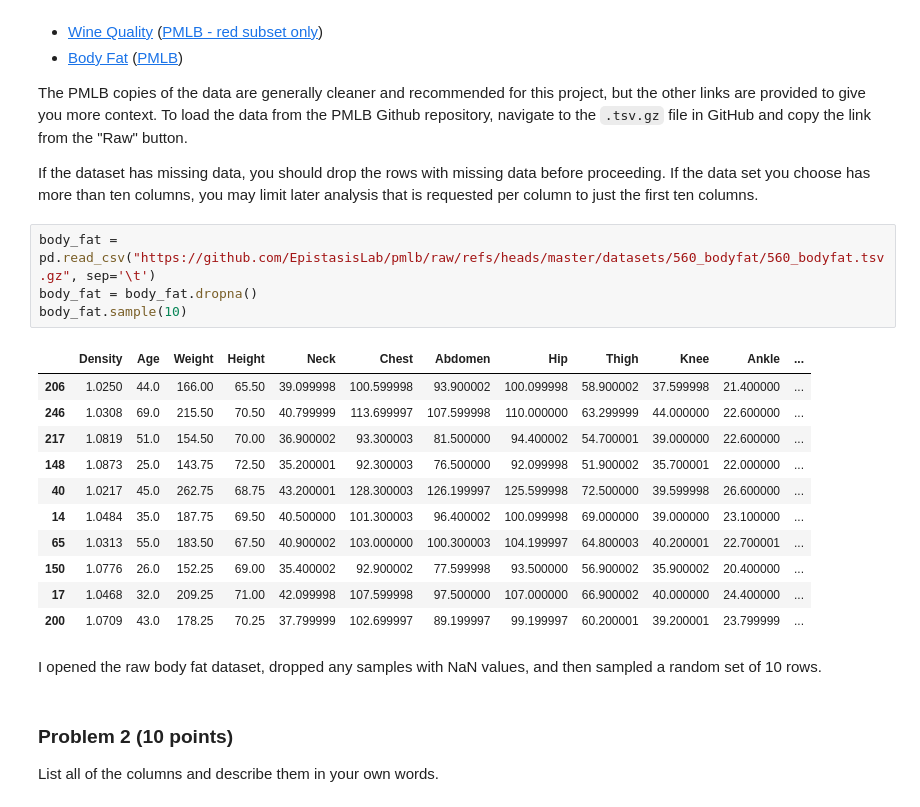
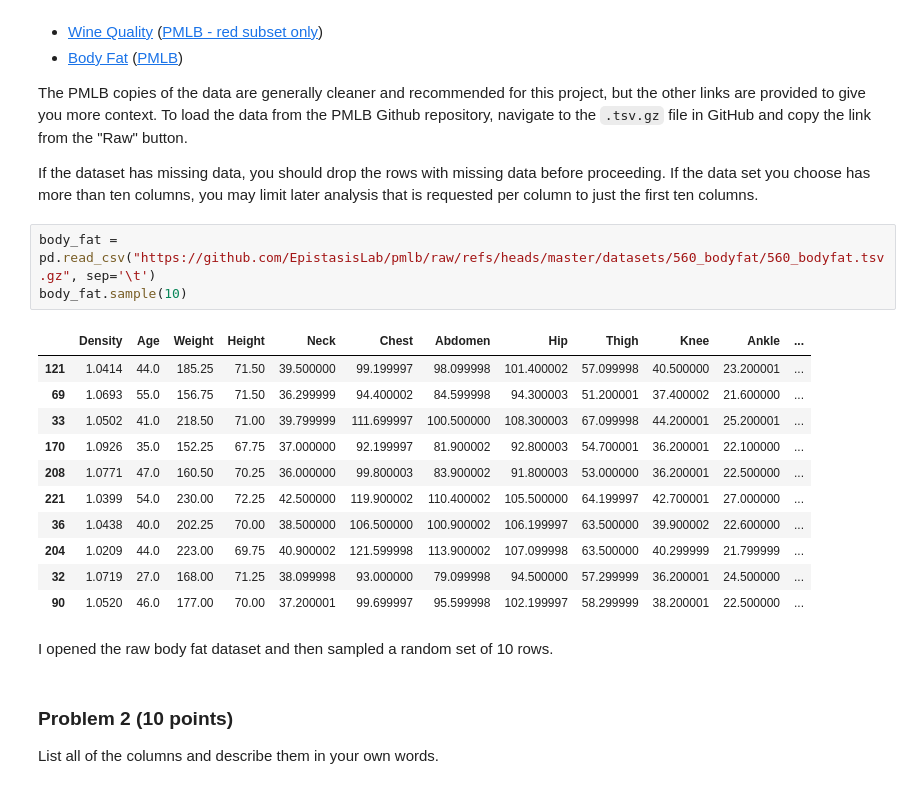
Before and after one commit to aidandig/dx602-final-project, a Jupyter notebook: project.ipynb, the cells around one changed output. Drawn from its saved outputs; the diff is of its cells as text.

```diff
--- a/project.ipynb
+++ b/project.ipynb
@@ -70,22 +70,21 @@ If the dataset has missing data, you should drop the rows with missing data befo
 If the data set you choose has more than ten columns, you may limit later analysis that is requested per column to just the first ten columns.
 # %%
 body_fat = pd.read_csv("https://github.com/EpistasisLab/pmlb/raw/refs/heads/master/datasets/560_bodyfat/560_bodyfat.tsv.gz", sep='\t')
-body_fat = body_fat.dropna()
 body_fat.sample(10)
 # %% [output]
 |  | Density | Age | Weight | Height | Neck | Chest | Abdomen | Hip | Thigh | Knee | Ankle | ... |
-| 206 | 1.0250 | 44.0 | 166.00 | 65.50 | 39.099998 | 100.599998 | 93.900002 | 100.099998 | 58.900002 | 37.599998 | 21.400000 | ... |
-| 246 | 1.0308 | 69.0 | 215.50 | 70.50 | 40.799999 | 113.699997 | 107.599998 | 110.000000 | 63.299999 | 44.000000 | 22.600000 | ... |
-| 217 | 1.0819 | 51.0 | 154.50 | 70.00 | 36.900002 | 93.300003 | 81.500000 | 94.400002 | 54.700001 | 39.000000 | 22.600000 | ... |
-| 148 | 1.0873 | 25.0 | 143.75 | 72.50 | 35.200001 | 92.300003 | 76.500000 | 92.099998 | 51.900002 | 35.700001 | 22.000000 | ... |
-| 40 | 1.0217 | 45.0 | 262.75 | 68.75 | 43.200001 | 128.300003 | 126.199997 | 125.599998 | 72.500000 | 39.599998 | 26.600000 | ... |
-| 14 | 1.0484 | 35.0 | 187.75 | 69.50 | 40.500000 | 101.300003 | 96.400002 | 100.099998 | 69.000000 | 39.000000 | 23.100000 | ... |
-| 65 | 1.0313 | 55.0 | 183.50 | 67.50 | 40.900002 | 103.000000 | 100.300003 | 104.199997 | 64.800003 | 40.200001 | 22.700001 | ... |
-| 150 | 1.0776 | 26.0 | 152.25 | 69.00 | 35.400002 | 92.900002 | 77.599998 | 93.500000 | 56.900002 | 35.900002 | 20.400000 | ... |
-| 17 | 1.0468 | 32.0 | 209.25 | 71.00 | 42.099998 | 107.599998 | 97.500000 | 107.000000 | 66.900002 | 40.000000 | 24.400000 | ... |
-| 200 | 1.0709 | 43.0 | 178.25 | 70.25 | 37.799999 | 102.699997 | 89.199997 | 99.199997 | 60.200001 | 39.200001 | 23.799999 | ... |
+| 121 | 1.0414 | 44.0 | 185.25 | 71.50 | 39.500000 | 99.199997 | 98.099998 | 101.400002 | 57.099998 | 40.500000 | 23.200001 | ... |
+| 69 | 1.0693 | 55.0 | 156.75 | 71.50 | 36.299999 | 94.400002 | 84.599998 | 94.300003 | 51.200001 | 37.400002 | 21.600000 | ... |
+| 33 | 1.0502 | 41.0 | 218.50 | 71.00 | 39.799999 | 111.699997 | 100.500000 | 108.300003 | 67.099998 | 44.200001 | 25.200001 | ... |
+| 170 | 1.0926 | 35.0 | 152.25 | 67.75 | 37.000000 | 92.199997 | 81.900002 | 92.800003 | 54.700001 | 36.200001 | 22.100000 | ... |
+| 208 | 1.0771 | 47.0 | 160.50 | 70.25 | 36.000000 | 99.800003 | 83.900002 | 91.800003 | 53.000000 | 36.200001 | 22.500000 | ... |
+| 221 | 1.0399 | 54.0 | 230.00 | 72.25 | 42.500000 | 119.900002 | 110.400002 | 105.500000 | 64.199997 | 42.700001 | 27.000000 | ... |
+| 36 | 1.0438 | 40.0 | 202.25 | 70.00 | 38.500000 | 106.500000 | 100.900002 | 106.199997 | 63.500000 | 39.900002 | 22.600000 | ... |
+| 204 | 1.0209 | 44.0 | 223.00 | 69.75 | 40.900002 | 121.599998 | 113.900002 | 107.099998 | 63.500000 | 40.299999 | 21.799999 | ... |
+| 32 | 1.0719 | 27.0 | 168.00 | 71.25 | 38.099998 | 93.000000 | 79.099998 | 94.500000 | 57.299999 | 36.200001 | 24.500000 | ... |
+| 90 | 1.0520 | 46.0 | 177.00 | 70.00 | 37.200001 | 99.699997 | 95.599998 | 102.199997 | 58.299999 | 38.200001 | 22.500000 | ... |
 # %% [markdown]
-I opened the raw body fat dataset, dropped any samples with NaN values, and then sampled a random set of 10 rows.
+I opened the raw body fat dataset and then sampled a random set of 10 rows.
 # %% [markdown]
 ### Problem 2 (10 points)
 
```
Also changed, not shown: parts of 3 cells of this notebook.
